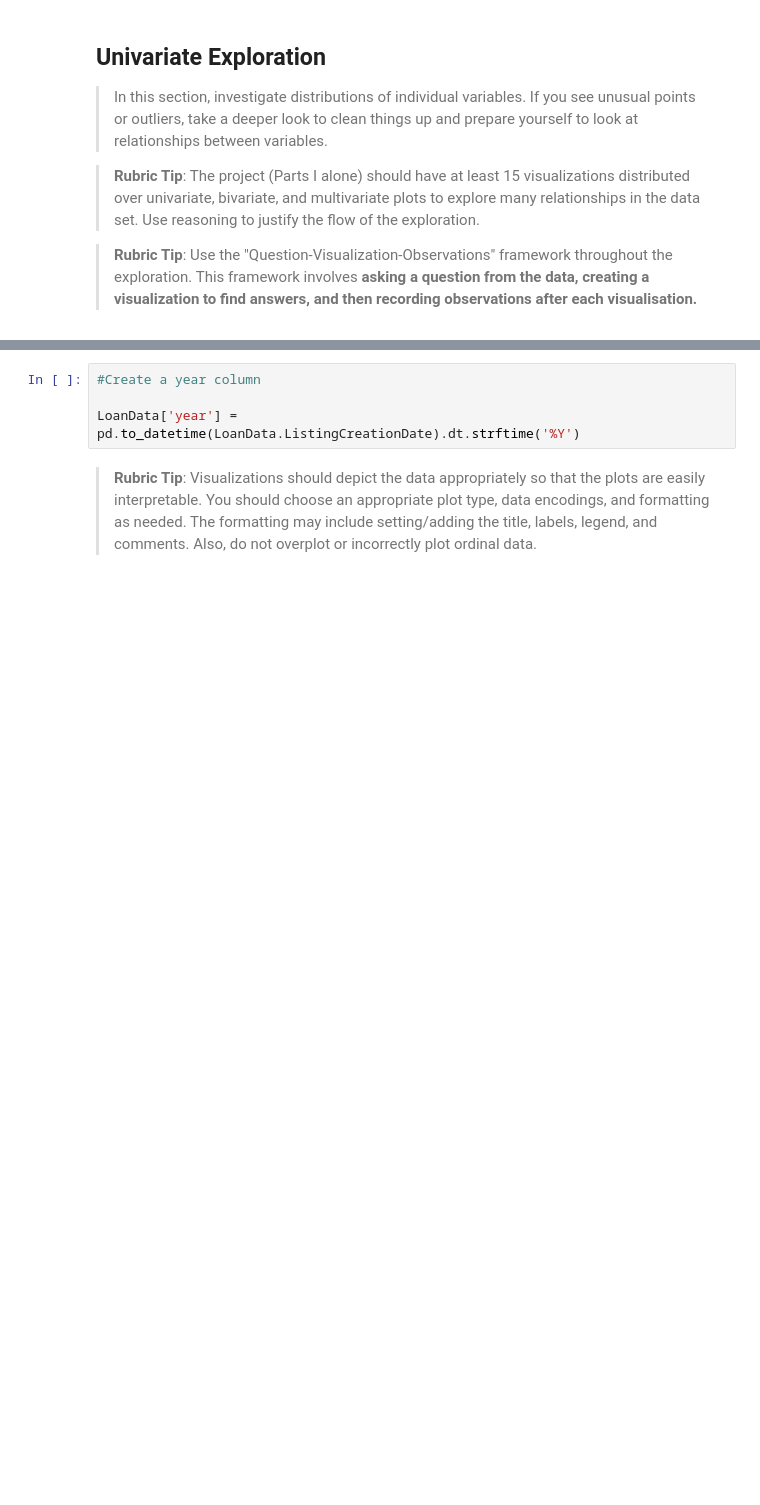
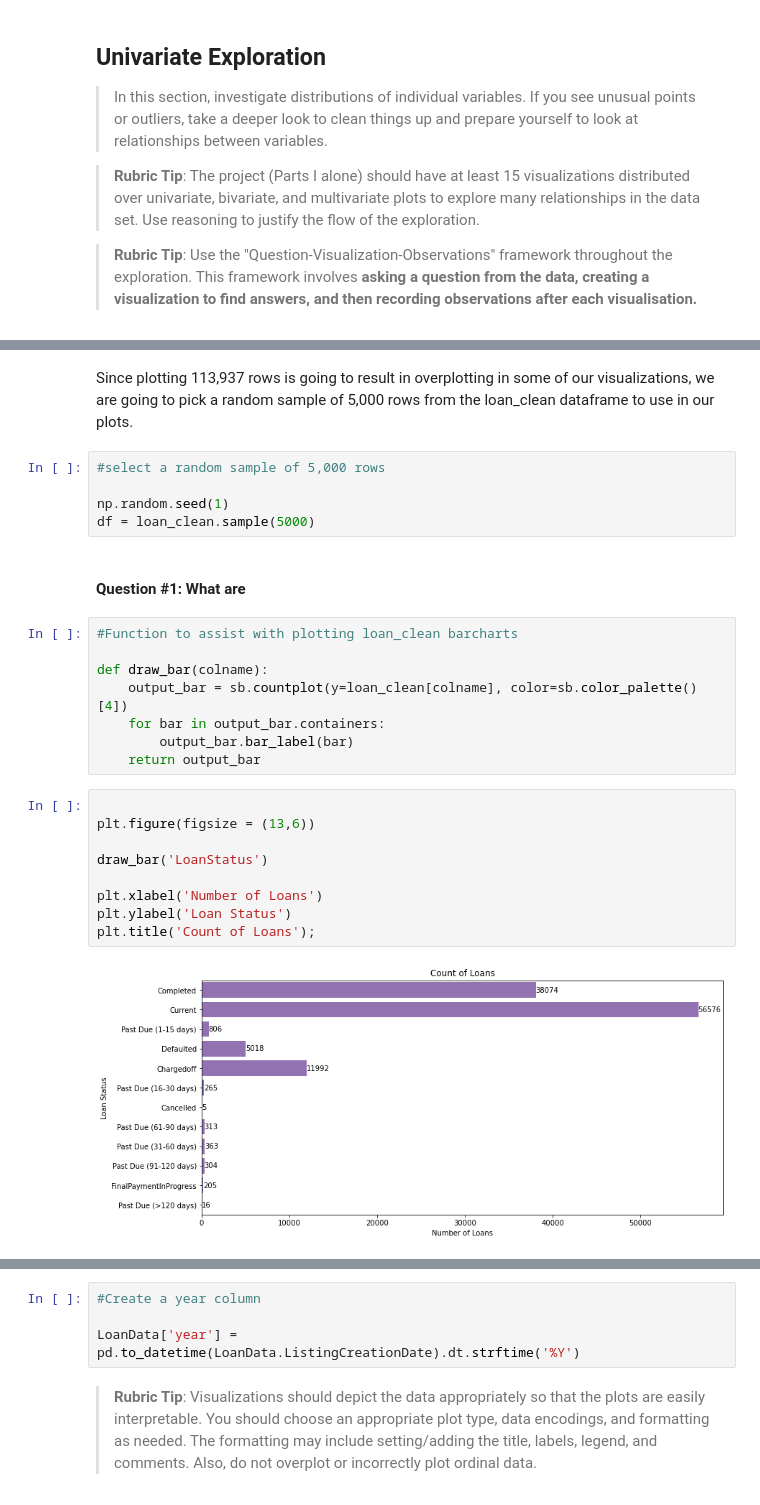
Before and after one commit to zadmainda/exploratory-visuals, a Jupyter notebook: Part_I_exploration.ipynb, the cells around one changed output, grey strips where cells are left out. Cells and saved outputs as stored; diff of their text form; blank space fills up the shorter version.

```diff
--- a/Part_I_exploration.ipynb
+++ b/Part_I_exploration.ipynb
@@ -342,0 +365,28 @@ loan_clean
+# %% [markdown]
+Since plotting 113,937 rows is going to result in overplotting in some of our visualizations, we are going to pick a random sample of 5,000 rows from the loan_clean dataframe to use in our plots.
+# %%
+#select a random sample of 5,000 rows
+
+np.random.seed(1)
+df = loan_clean.sample(5000)
+# %% [markdown]
+#### Question #1: What are
+# %%
+#Function to assist with plotting loan_clean barcharts
+
+def draw_bar(colname):
+    output_bar = sb.countplot(y=loan_clean[colname], color=sb.color_palette()[4])
+    for bar in output_bar.containers:
+        output_bar.bar_label(bar)
+    return output_bar
+# %%
+
+plt.figure(figsize = (13,6))
+
+draw_bar('LoanStatus')
+
+plt.xlabel('Number of Loans')
+plt.ylabel('Loan Status')
+plt.title('Count of Loans');
+# %% [output]
+[figure, added]
```
Also changed, not shown: parts of 26 cells of this notebook, 1 other file.
